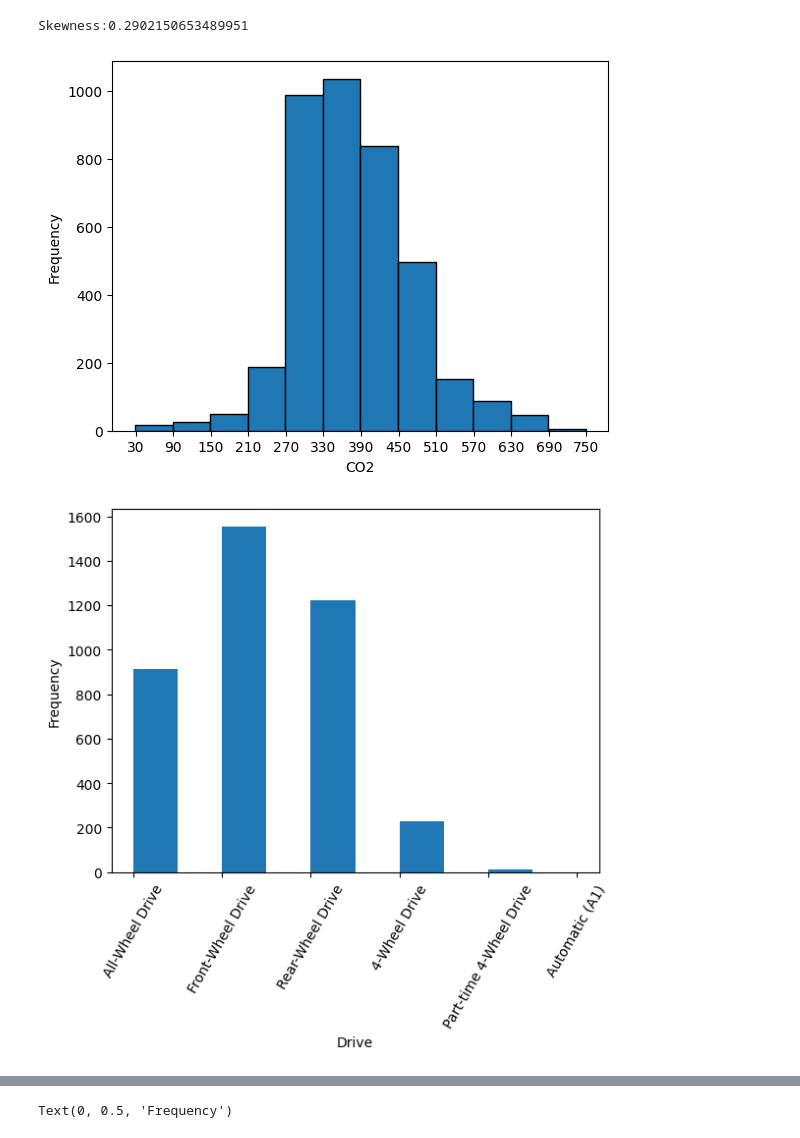
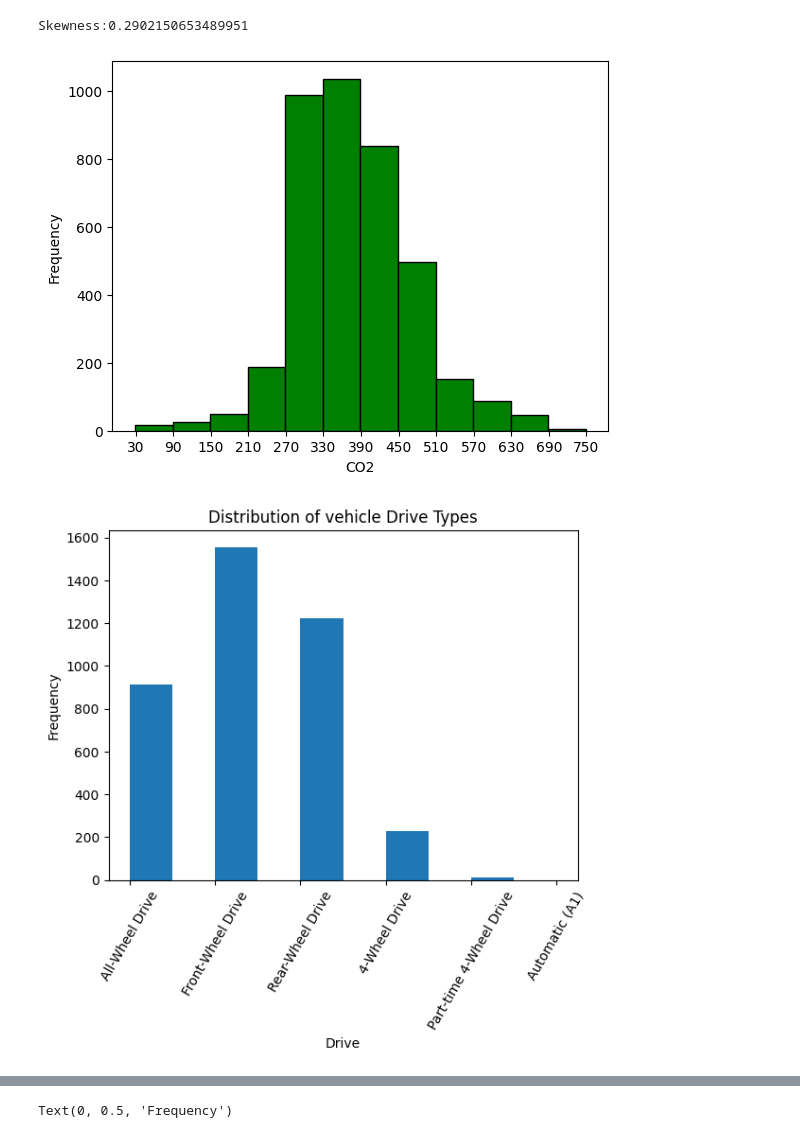
Before and after one commit to GichuriNdungu/Transport_Data_Analysis, a Jupyter notebook: Plotting Assignment.ipynb, the cells around one changed output, grey strips where cells are left out. Cells and saved outputs as stored; diff of their text form; code cells hidden in the pictures.

```diff
--- a/Plotting Assignment.ipynb
+++ b/Plotting Assignment.ipynb
@@ -45,22 +45,23 @@ Skewness:0.2902150653489951
 # %%
 # YOUR CODE HERE
 binwidth = 60
-plt.hist(fuel_econ.co2, edgecolor="black", bins=range(min(fuel_econ.co2), max(fuel_econ.co2) + binwidth, binwidth))
+plt.hist(fuel_econ.co2, edgecolor="black", bins=range(min(fuel_econ.co2), max(fuel_econ.co2) + binwidth, binwidth),color='green')
 plt.xticks(range(30, max(fuel_econ.co2) + binwidth, binwidth))
 plt.xlabel("CO2")
 plt.ylabel("Frequency")
 plt.show()
 # %% [output]
-[figure, old version]
+[figure, new version]
 # %%
 # YOUR CODE HERE
 plt.hist(fuel_econ.drive)
 plt.xticks(rotation=60)
 plt.ylabel("Frequency")
 plt.xlabel("Drive")
+plt.title('Distribution of vehicle Drive Types')
 plt.show()
 # %% [output]
-[figure, old version]
+[figure, new version]
 # %%
 binwidth = 60
 plt.hist(fuel_econ.cylinders)
```
Also changed, not shown: parts of 3 cells of this notebook.
